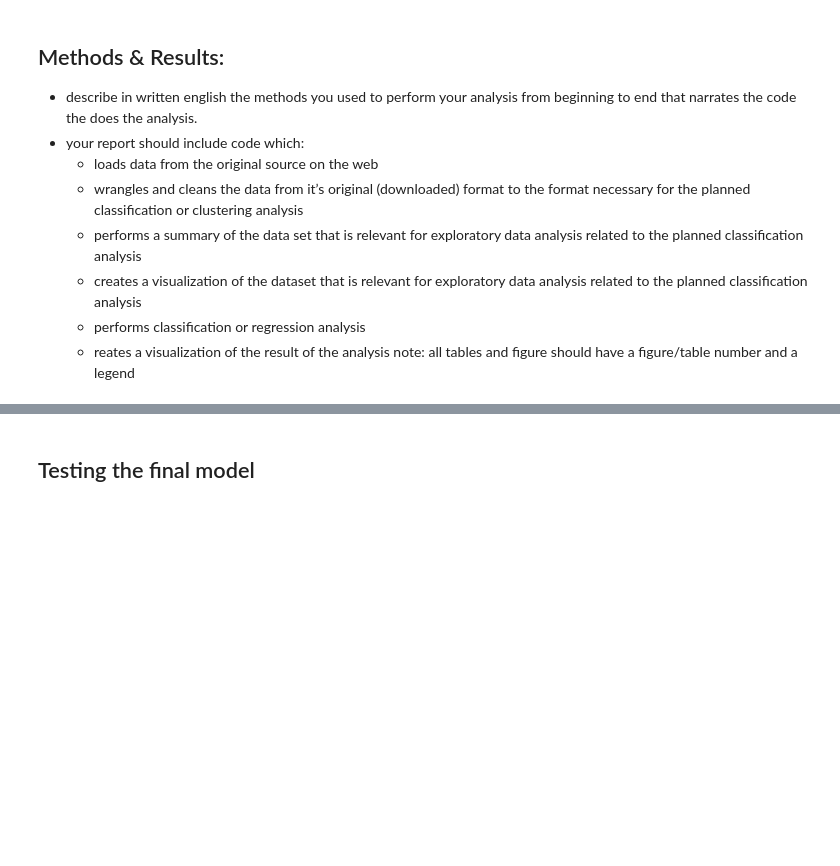
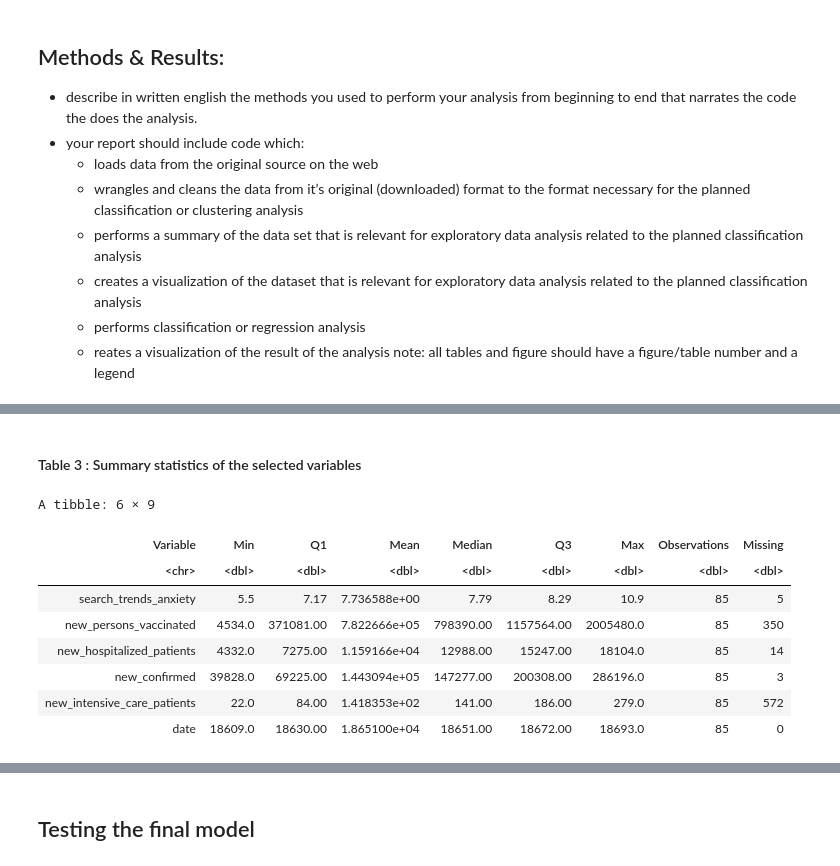
Before and after one commit to DSCI-310-2025/dsci-310-group-14, a Jupyter notebook: covid_analysis.ipynb, the cells around one changed output, grey strips where cells are left out. Cells and saved outputs as stored; diff of their text form; code cells hidden in the pictures; blank space fills up the shorter version.

```diff
--- a/covid_analysis.ipynb
+++ b/covid_analysis.ipynb
@@ -219,0 +76,15 @@ tidy(final_model)
+# %%
+# summarise all numeric values with 5 number summary + mean
+covid_summary <- us_selected %>%
+  summarise(across(where(is.numeric), list(
+    Min = min,
+    Q25 = ~quantile(.x, 0.25),
+    Mean = mean,
+    Median = median,
+    Q75 = ~quantile(.x, 0.75),
+    Max = max
+  ), .names = "{.col}_{.fn}")) %>%
+  pivot_longer(cols = everything(), names_to = c("Variable", "Statistic"), names_sep = "_(?=[^_]+$)") %>%
+  pivot_wider(names_from = Statistic, values_from = value)
+
+covid_summary
@@ -219,0 +100,39 @@ tidy(final_model)
+# %% [markdown]
+<h4>Table 3 : Summary statistics of the selected variables</h4>
+# %%
+# summarise all date values with 5 number summary + mean by converting to numernic and then convert back
+dates_day <- as.numeric(us_selected$date)
+
+date_summary <- tibble(Variable = c("date"),
+                      Min = min(dates_day),
+                      Q1 = quantile(dates_day, 0.25),
+                      Mean = mean(dates_day),
+                      Median = median(dates_day),
+                      Q3 = quantile(dates_day, 0.75),
+                      Max = max(dates_day))|>
+                mutate(across(where(is.numeric), as_date))
+
+table_summary <- rbind(covid_summary,date_summary)
+
+#Count missing values from original dataset
+us_missing <- us_covid |>
+  select(search_trends_anxiety, new_persons_vaccinated, new_hospitalized_patients,
+         new_confirmed, new_intensive_care_patients,date)
+
+us_missing_counts <- tibble(Variable = table_summary$Variable,
+                            Observations = colSums(!is.na(us_selected)),
+                            Missing = colSums(is.na(us_missing)))
+
+#combine together all summary data
+table_summary_final <- inner_join(table_summary, us_missing_counts, by = "Variable")
+table_summary_final
+# %% [output]
+A tibble: 6 × 9
+| Variable | Min | Q1 | Mean | Median | Q3 | Max | Observations | Missing |
+| <chr> | <dbl> | <dbl> | <dbl> | <dbl> | <dbl> | <dbl> | <dbl> | <dbl> |
+| search_trends_anxiety | 5.5 | 7.17 | 7.736588e+00 | 7.79 | 8.29 | 10.9 | 85 | 5 |
+| new_persons_vaccinated | 4534.0 | 371081.00 | 7.822666e+05 | 798390.00 | 1157564.00 | 2005480.0 | 85 | 350 |
+| new_hospitalized_patients | 4332.0 | 7275.00 | 1.159166e+04 | 12988.00 | 15247.00 | 18104.0 | 85 | 14 |
+| new_confirmed | 39828.0 | 69225.00 | 1.443094e+05 | 147277.00 | 200308.00 | 286196.0 | 85 | 3 |
+| new_intensive_care_patients | 22.0 | 84.00 | 1.418353e+02 | 141.00 | 186.00 | 279.0 | 85 | 572 |
+| date | 18609.0 | 18630.00 | 1.865100e+04 | 18651.00 | 18672.00 | 18693.0 | 85 | 0 |
```
Also changed, not shown: parts of 44 cells of this notebook.
